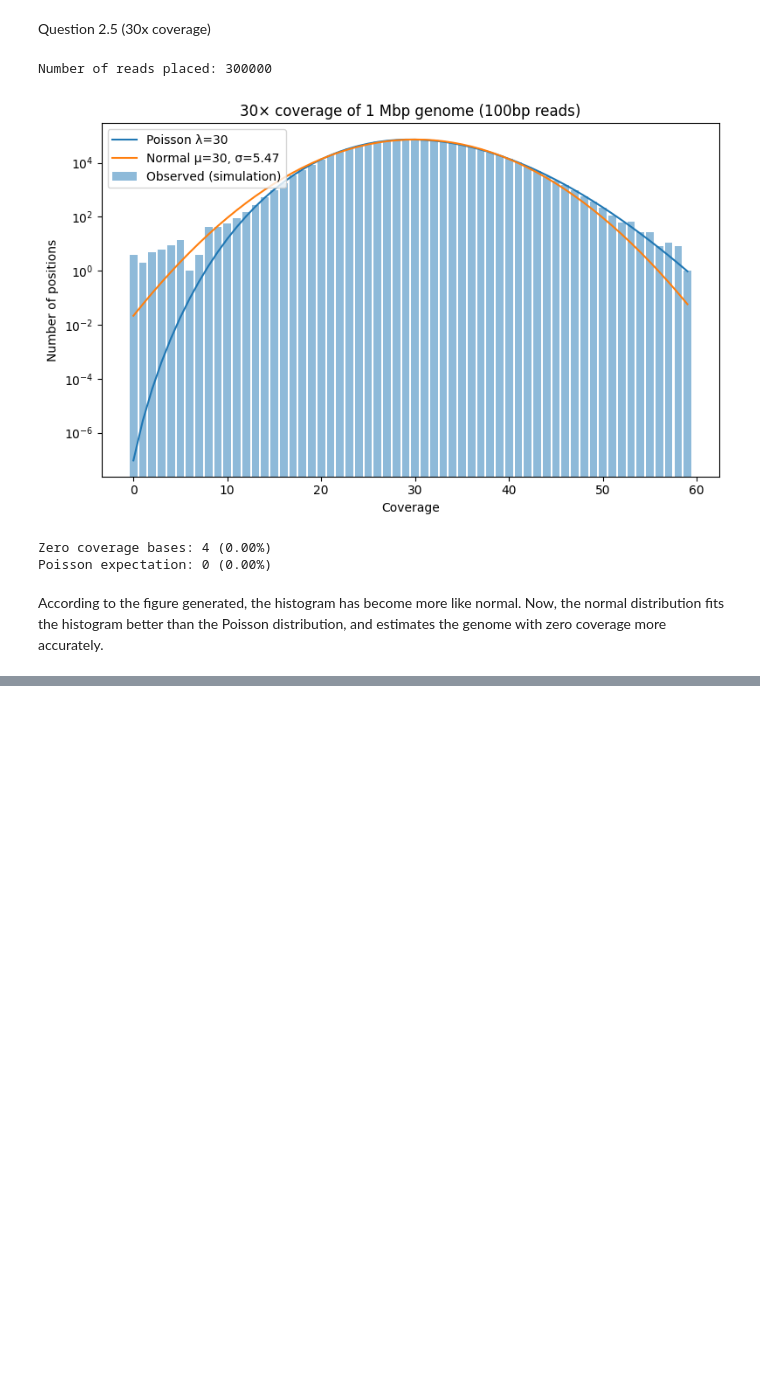
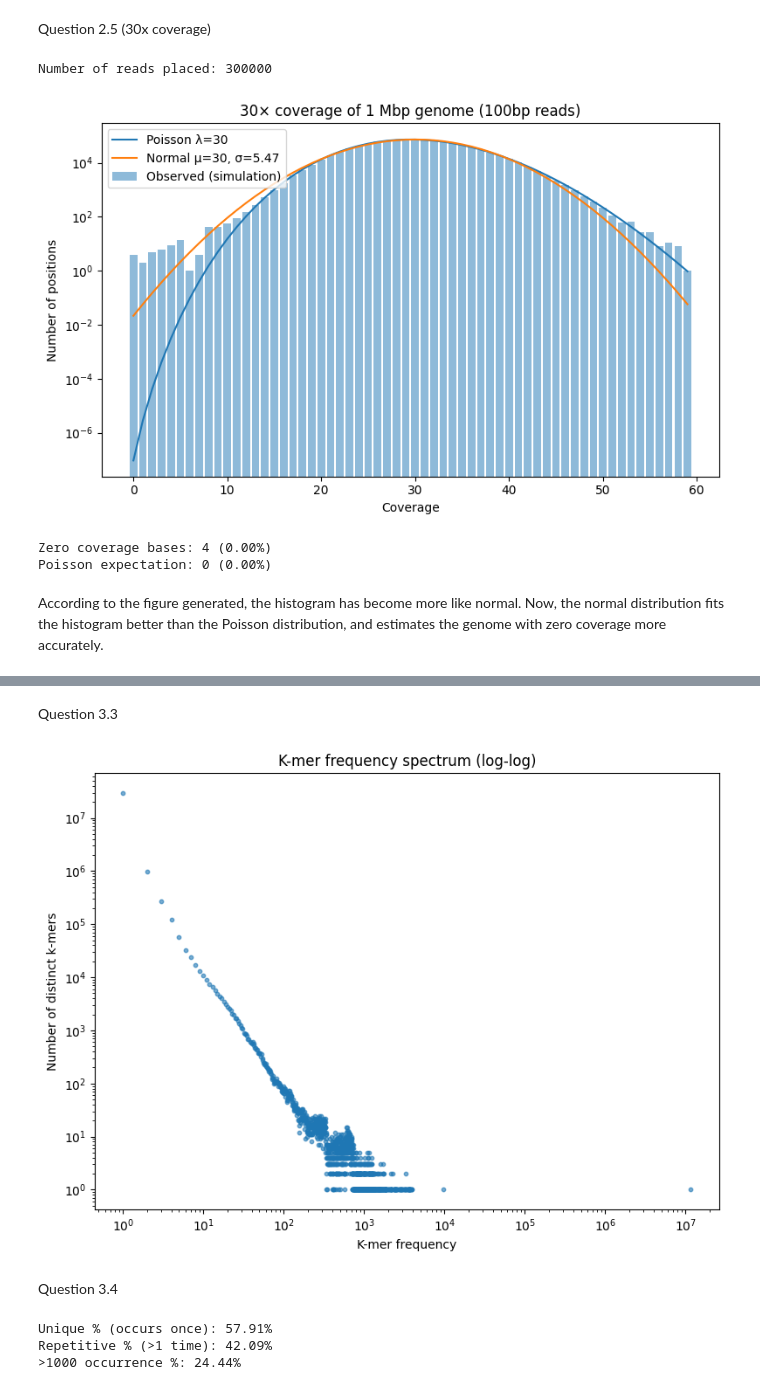
Before and after one commit to Cind-yC/comp-gen, a Jupyter notebook: hw1.ipynb, the cells around one changed output, grey strips where cells are left out. Drawn from its saved outputs; the diff is of its cells as text; code cells hidden in the pictures; blank space fills up the shorter version.

Commit message:
finished question 3

```diff
--- a/hw1.ipynb
+++ b/hw1.ipynb
@@ -177,0 +208,7 @@ According to the figure generated, the histogram has become more like normal. No
+# %%
+# convert to uppercase and replace invalid characters with 'N'
+genome_upper = "".join([b if b in "ACGTN" else "N" for b in genome.upper()])
+
+# count bases
+base_counts = Counter(genome_upper)
+print("Base composition (A,C,G,T,N):", base_counts)
@@ -177,0 +219,23 @@ According to the figure generated, the histogram has become more like normal. No
+# %%
+k = 19
+
+# replace non-ACGT with 'A' (so N→A)
+genome_clean = "".join([b if b in "ACGT" else "A" for b in genome_upper])
+
+kmer_counts = Counter()
+for i in range(len(genome_clean) - k + 1):
+    kmer = genome_clean[i:i+k]
+    kmer_counts[kmer] += 1
+
+print("Total kmers (G-k+1):", len(genome_clean) - k + 1)
+print("Distinct kmers:", len(kmer_counts))
+
+freq_of_freq = Counter(kmer_counts.values())  # maps frequency → how many kmers have that frequency
+
+# Show first 20 frequencies (1–20)
+print("Frequency spectrum (1–20):")
+for i in range(1, 21):
+    print(i, freq_of_freq.get(i, 0))
+
+# Save spectrum up to 1000 for plotting
+spectrum = {f: c for f, c in freq_of_freq.items() if f <= 1000}
@@ -177,0 +260,41 @@ According to the figure generated, the histogram has become more like normal. No
+# %% [markdown]
+Question 3.3
+# %%
+x = list(freq_of_freq.keys())
+y = list(freq_of_freq.values())
+
+plt.figure(figsize=(8,6))
+plt.scatter(x, y, s=10, alpha=0.6)
+plt.xscale("log")
+plt.yscale("log")
+plt.xlabel("K-mer frequency")
+plt.ylabel("Number of distinct k-mers")
+plt.title("K-mer frequency spectrum (log-log)")
+plt.tight_layout()
+plt.show()
+# %% [output]
+[figure, added]
+# %% [markdown]
+Question 3.4
+# %%
+total_kmers = len(genome_clean) - k + 1
+
+# (a) unique kmers (frequency = 1)
+unique_count = freq_of_freq[1]
+unique_percent = (unique_count / total_kmers) * 100
+
+# (b) repetitive kmers = occur more than once (count each instance!)
+repetitive_instances = sum(freq * c for freq, c in freq_of_freq.items() if freq > 1)
+repetitive_percent = (repetitive_instances / total_kmers) * 100
+
+# (c) kmers that occur >1000 times (count each instance!)
+over1000_instances = sum(freq * c for freq, c in freq_of_freq.items() if freq > 1000)
+over1000_percent = (over1000_instances / total_kmers) * 100
+
+print(f"Unique % (occurs once): {unique_percent:.2f}%")
+print(f"Repetitive % (>1 time): {repetitive_percent:.2f}%")
+print(f">1000 occurrence %: {over1000_percent:.2f}%")
+# %% [output]
+Unique % (occurs once): 57.91%
+Repetitive % (>1 time): 42.09%
+>1000 occurrence %: 24.44%
```
Also changed, not shown: parts of 6 cells of this notebook.
